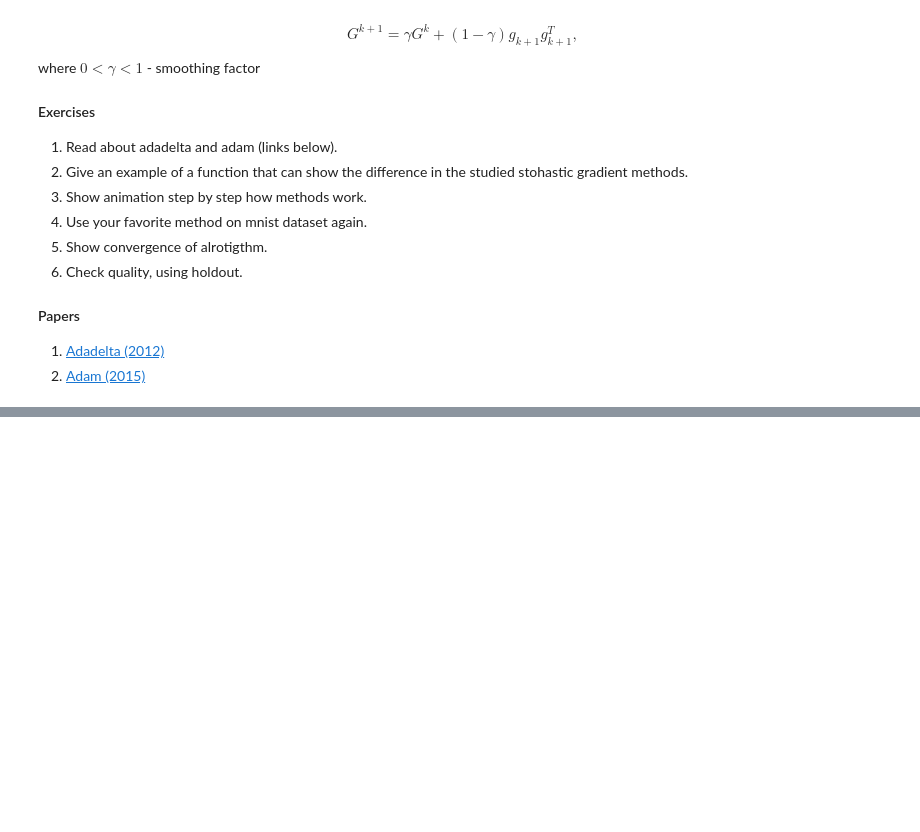
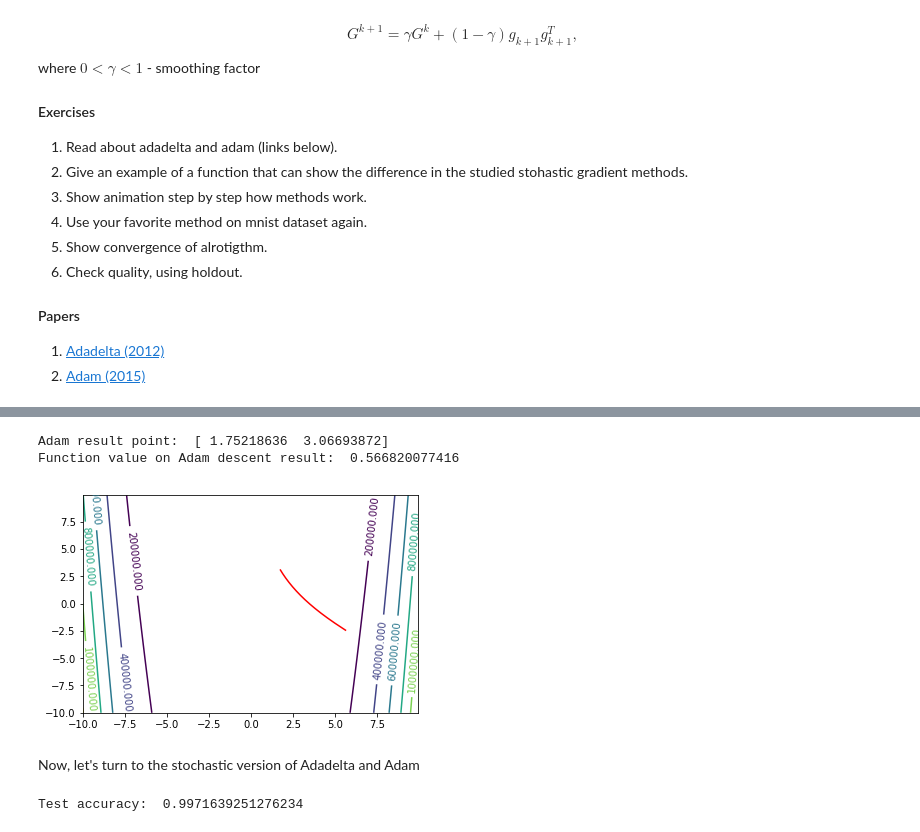
Before and after one commit to RakitinDen/Renju, a Jupyter notebook: labs/lab-1.ipynb, the cells around one changed output, grey strips where cells are left out. Drawn from its saved outputs; the diff is of its cells as text; code cells hidden in the pictures; blank space fills up the shorter version.

```diff
--- a/labs/lab-1.ipynb
+++ b/labs/lab-1.ipynb
@@ -1008,0 +1068,50 @@ where $0< \gamma < 1$ - smoothing factor
+# %%
+def adam_step(function, grad_func, point, lmbda, descent_points,
+              first_momentum, second_momentum, beta_1, beta_2, t, special_eps = 0.000000001):
+    points = np.vstack((descent_points, point))
+    cur_grad = gradient_value(point, grad_func)
+    f_momentum = beta_1 * first_momentum + (1 - beta_1) * cur_grad
+    s_momentum = beta_2 * second_momentum + (1 - beta_2) * cur_grad ** 2
+    f_bias = f_momentum / (1 - beta_1 ** (t + 1))
+    s_bias = s_momentum / (1 - beta_2 ** (t + 1))
+
+    return point - lmbda * (f_bias / (np.sqrt(s_bias) + special_eps)), points, f_momentum, s_momentum
+
+
+
+def adam_descent(function, grad_func, init_point,
+                 lmbda = 0.001, max_steps = 10000, eps = 0.00001, beta_1 = 0.9, beta_2 = 0.999):
+    descent_points = np.empty((0, init_point.shape[0]))
+    first_momentum = 0
+    second_momentum = 0
+    t = 0
+    previous_point = init_point
+    cur_point, descent_points, first_momentum, second_momentum = adam_step(function, grad_func, previous_point,
+                        lmbda, descent_points, first_momentum, second_momentum, beta_1, beta_2, t)
+    t += 1
+    while (np.abs(function(previous_point) - function(cur_point)) > eps and t < max_steps):
+        previous_point = cur_point
+        cur_point, descent_points, first_momentum, second_momentum = adam_step(function, grad_func, cur_point,
+                        lmbda, descent_points, first_momentum, second_momentum, beta_1, beta_2, t)
+        t += 1
+
+    return cur_point, descent_points
+# %%
+def adam_check(function, grad_func):
+    rb_start = np.array([np.random.rand() * 20 - 10 , np.random.rand() * 20 - 10])
+    point, points = adam_descent(function, grad_func, rb_start,
+            lmbda = 0.01, max_steps=10000, eps = 0.00001)
+
+    print("Adam result point: ", point)
+    print("Function value on Adam descent result: ", function(point))
+    segment_x = np.arange(-10, 10, 0.1)
+    segment_y = np.arange(-10, 10, 0.1)
+    contour_with_trace(segment_x, segment_y, function, points)
+# %%
+adam_check(rosenbrock_func, rb_grad)
+# %% [output]
+Adam result point:  [ 1.75218636  3.06693872]
+Function value on Adam descent result:  0.566820077416
+[figure, added]
+# %% [markdown]
+Now, let's turn to the stochastic version of Adadelta and Adam
@@ -1008,0 +1174,9 @@ where $0< \gamma < 1$ - smoothing factor
+# %%
+adadelta_mnist_point = np.zeros(LEN_ELEM)
+adadelta_mnist_point, adad_points = stoch_adadelta_descent(logistic_loss, log_der, mnist_point, mnist_features,
+                           mnist_labels, POS, lmbda =0.01, max_steps=10, eps=10, batch_size=10)
+
+score = validate_score(test_features, test_labels, adadelta_mnist_point)
+print("Test accuracy: ", score)
+# %% [output]
+Test accuracy:  0.9971639251276234
```
Also changed, not shown: parts of 14 cells of this notebook.
